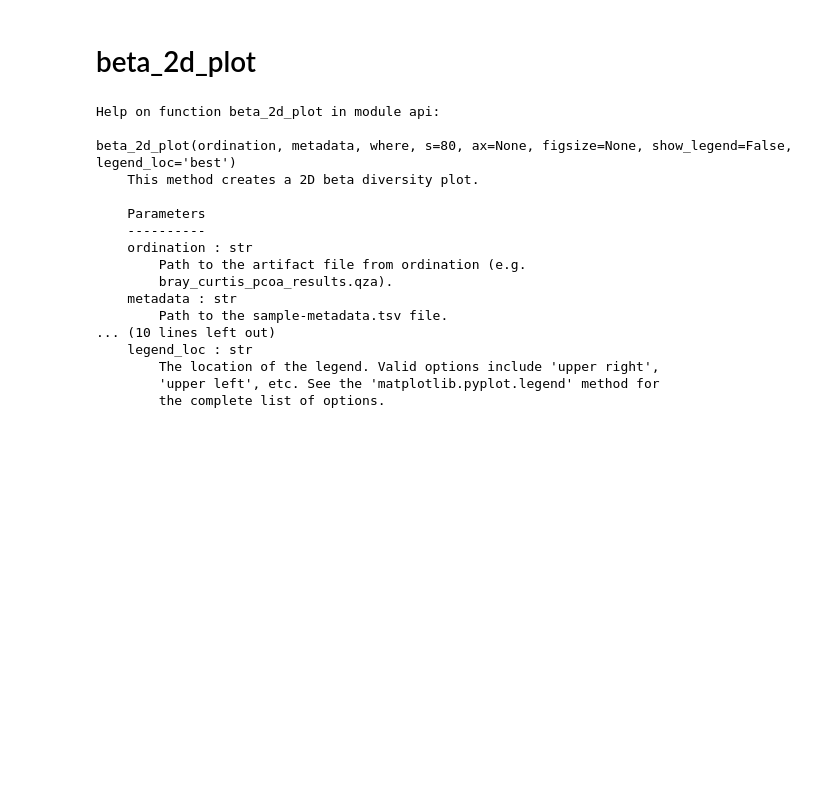
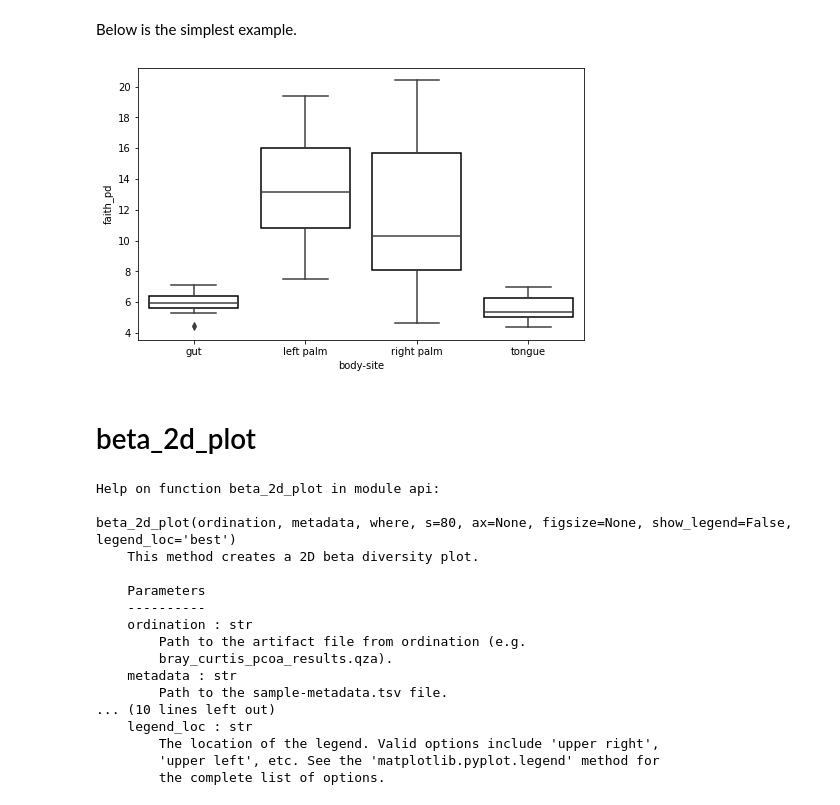
Before and after one commit to sbslee/dokdo, a Jupyter notebook: wiki/Dokdo-API.ipynb, the cells around one changed output. Saved outputs shown, nothing was run; the diff lists cells and outputs as text; code cells hidden in the pictures; blank space fills up the shorter version.

```diff
--- a/wiki/Dokdo-API.ipynb
+++ b/wiki/Dokdo-API.ipynb
@@ -8,3 +33,9 @@ import matplotlib.pyplot as plt
+# %% [markdown]
+Below is the simplest example.
+# %%
+api.alpha_diversity_plot('faith-pd-group-significance.qzv', 'body-site', figsize=(8, 5))
+# %% [output]
+[figure, added]
 # %% [markdown]
 # beta_2d_plot
 # %%
```
Also changed, not shown: parts of 2 cells of this notebook, 2 other files.
